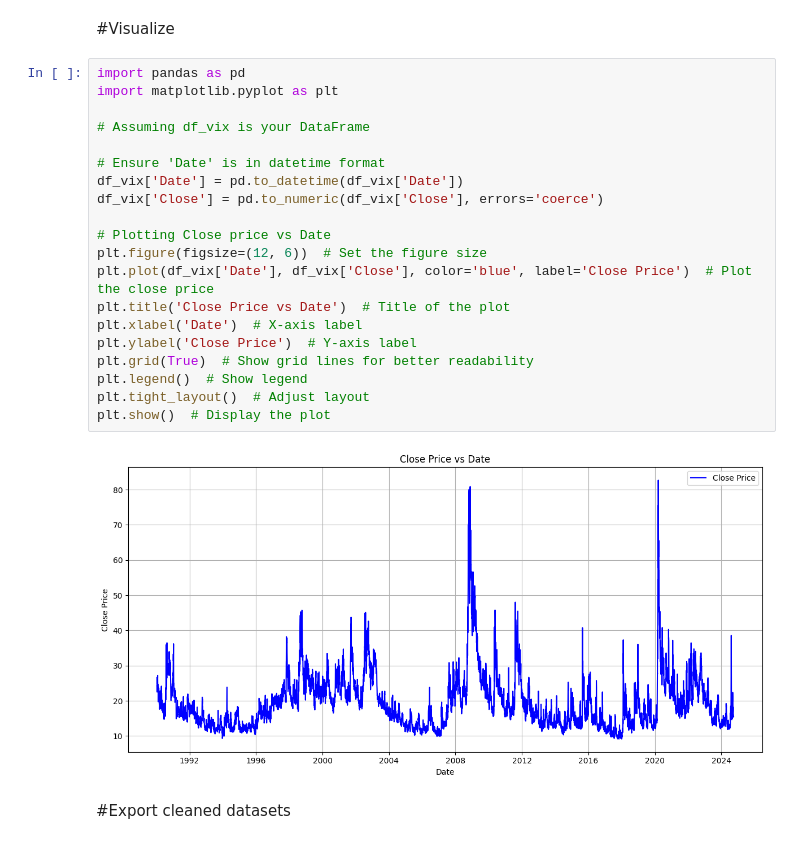
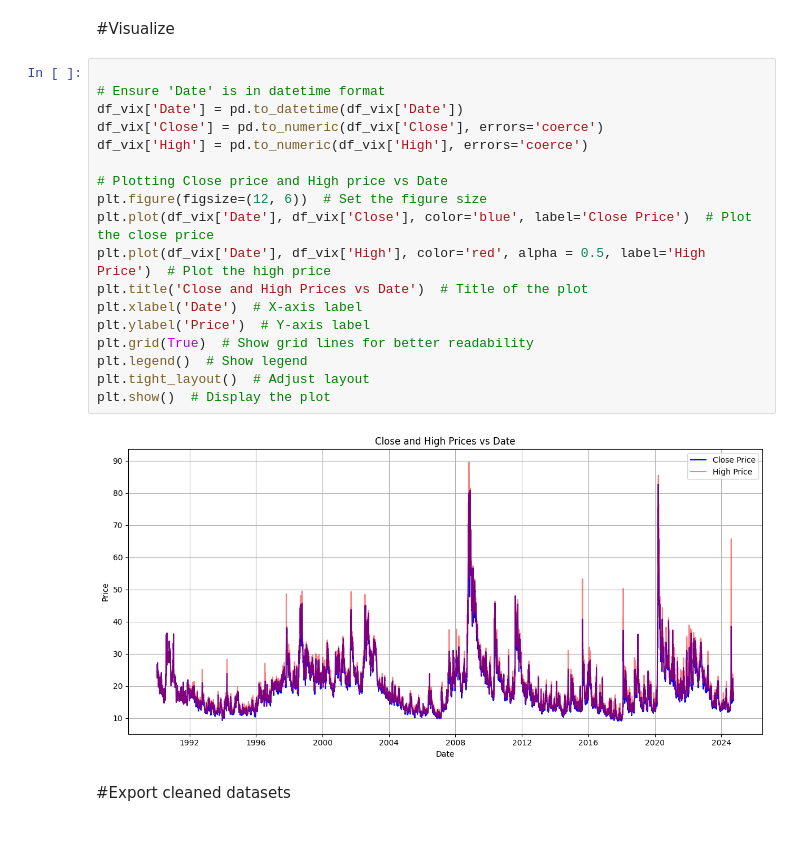
Before and after one commit to DarceCat/Adrian-Milroy, a Jupyter notebook: Financial_Asset_Cleaning.ipynb, the cells around one changed output. Saved outputs shown, nothing was run; the diff lists cells and outputs as text.

```diff
--- a/Financial_Asset_Cleaning.ipynb
+++ b/Financial_Asset_Cleaning.ipynb
@@ -806,27 +806,25 @@ Low                 object
 # %% [markdown]
 #Visualize
 # %%
-import pandas as pd
-import matplotlib.pyplot as plt
-
-# Assuming df_vix is your DataFrame
 
 # Ensure 'Date' is in datetime format
 df_vix['Date'] = pd.to_datetime(df_vix['Date'])
 df_vix['Close'] = pd.to_numeric(df_vix['Close'], errors='coerce')
+df_vix['High'] = pd.to_numeric(df_vix['High'], errors='coerce')
 
-# Plotting Close price vs Date
+# Plotting Close price and High price vs Date
 plt.figure(figsize=(12, 6))  # Set the figure size
 plt.plot(df_vix['Date'], df_vix['Close'], color='blue', label='Close Price')  # Plot the close price
-plt.title('Close Price vs Date')  # Title of the plot
+plt.plot(df_vix['Date'], df_vix['High'], color='red', alpha = 0.5, label='High Price')  # Plot the high price
+plt.title('Close and High Prices vs Date')  # Title of the plot
 plt.xlabel('Date')  # X-axis label
-plt.ylabel('Close Price')  # Y-axis label
+plt.ylabel('Price')  # Y-axis label
 plt.grid(True)  # Show grid lines for better readability
 plt.legend()  # Show legend
 plt.tight_layout()  # Adjust layout
 plt.show()  # Display the plot
 # %% [output]
-[figure, old version]
+[figure, new version]
 # %% [markdown]
 #Export cleaned datasets
 # %%
```
